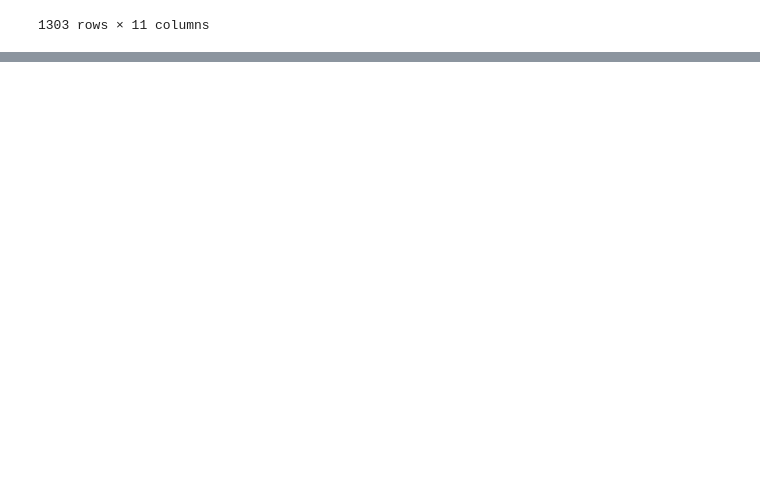
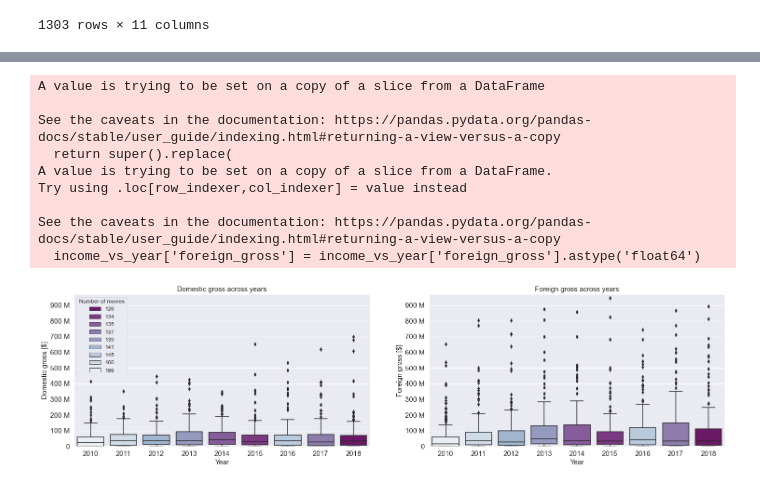
Before and after one commit to nil-91/Microsoft_Movie_Analysis, a Jupyter notebook: code/eda_notebook.ipynb, the cells around one changed output, grey strips where cells are left out. Drawn from its saved outputs; the diff is of its cells as text; code cells hidden in the pictures; blank space fills up the shorter version.

```diff
--- a/code/eda_notebook.ipynb
+++ b/code/eda_notebook.ipynb
@@ -298,0 +227,57 @@ def genere_vs_gross():
+# %%
+income_vs_year = clean_df[['year','domestic_gross','foreign_gross']]
+income_vs_year['foreign_gross'].replace(',','', regex=True, inplace=True)
+income_vs_year['foreign_gross'] = income_vs_year['foreign_gross'].astype('float64')
+df = income_vs_year[['domestic_gross','year']].groupby('year').agg('count')
+df.reset_index()
+df.rename(columns={'domestic_gross':'count'}, inplace=True)
+income_vs_year = pd.merge(income_vs_year, df, on='year')
+
+fig, axes = plt.subplots(figsize=(25,6), ncols=2)
+sns.boxplot(x="year",
+                y="domestic_gross",
+                data=income_vs_year,
+                ax=axes[0],
+                palette="BuPu_r",
+                hue="count",
+                dodge=False
+)
+sns.boxplot(x="year",
+                y="foreign_gross",
+                data=income_vs_year,
+                ax=axes[1],
+                palette="BuPu_r",
+                hue="count",
+                dodge=False
+)
+axes[0].set_title('Domestic gross across years', fontsize=15)
+axes[0].set_xlabel('Year', fontsize=15)
+axes[0].set_ylabel('Domestic gross [$]', fontsize=15)
+axes[0].set_ylim((-50000, 970000000))
+axes[0].tick_params(axis='y', labelsize=15)
+axes[0].tick_params(axis='x', labelsize=15)
+axes[0].yaxis.set_major_formatter(ticker.FormatStrFormatter("%d"))
+axes[0].yaxis.set_major_locator(ticker.MultipleLocator(100000000.00))
+axes[0].yaxis.set_major_formatter(ticker.EngFormatter())
+axes[0].legend(title="Number of movies",loc=2, fontsize=12, fancybox=True)
+axes[1].set_title('Foreign gross across years', fontsize=15)
+axes[1].set_xlabel('Year', fontsize=15)
+axes[1].set_ylabel('Foreign gross [$]', fontsize=15)
+axes[1].set_ylim((-50000, 970000000))
+axes[1].tick_params(axis='y', labelsize=15)
+axes[1].tick_params(axis='x', labelsize=15)
+axes[1].yaxis.set_major_formatter(ticker.FormatStrFormatter("%d"))
+axes[1].yaxis.set_major_locator(ticker.MultipleLocator(100000000.00))
+axes[1].yaxis.set_major_formatter(ticker.EngFormatter())
+axes[1].legend().remove()
+# %% [output]
+A value is trying to be set on a copy of a slice from a DataFrame
+
+See the caveats in the documentation: https://pandas.pydata.org/pandas-docs/stable/user_guide/indexing.html#returning-a-view-versus-a-copy
+  return super().replace(
+A value is trying to be set on a copy of a slice from a DataFrame.
+Try using .loc[row_indexer,col_indexer] = value instead
+
+See the caveats in the documentation: https://pandas.pydata.org/pandas-docs/stable/user_guide/indexing.html#returning-a-view-versus-a-copy
+  income_vs_year['foreign_gross'] = income_vs_year['foreign_gross'].astype('float64')
+[figure, added]
```
Also changed, not shown: parts of 12 cells of this notebook, 2 other files.
